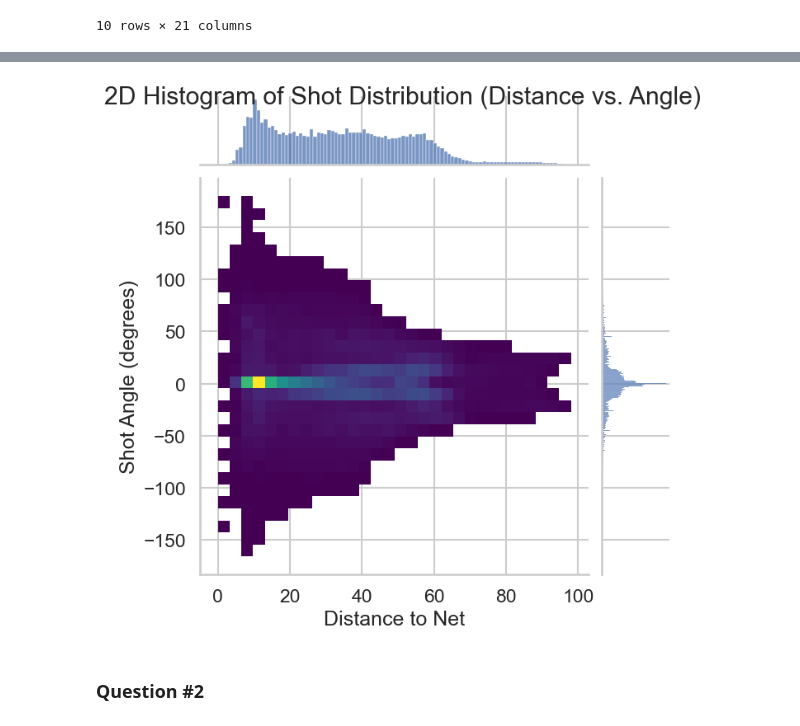
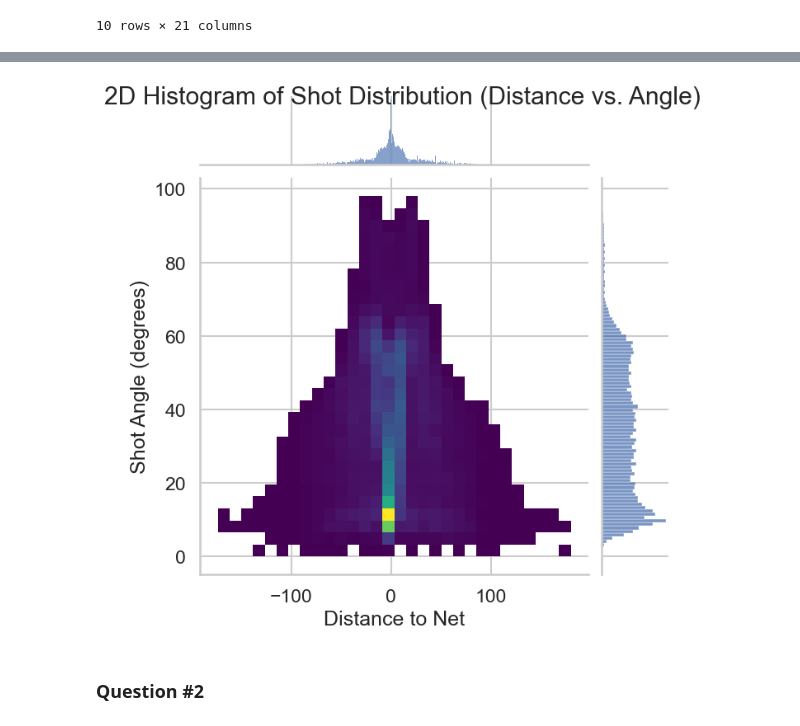
Before and after one commit to d1amondb0t/ift-6758-m1, a Jupyter notebook: notebooks/feature_engineering_one.ipynb, the cells around one changed output, grey strips where cells are left out. Cells and saved outputs as stored; diff of their text form; code cells hidden in the pictures.

```diff
--- a/notebooks/feature_engineering_one.ipynb
+++ b/notebooks/feature_engineering_one.ipynb
@@ -50,24 +51,24 @@ plt.show()
 # %%
 import seaborn as sns
 
 sns.set(style="whitegrid", context="talk")
 
 g = sns.jointplot(
     data=df,
-    x="distance_to_net",
-    y="shot_angle",
+    x="shot_angle",
+    y="distance_to_net",
     kind="hist",
     bins=30,
     cmap="viridis",
     height=7,
 )
 
 g.set_axis_labels("Distance to Net", "Shot Angle (degrees)")
 g.fig.suptitle("2D Histogram of Shot Distribution (Distance vs. Angle)")
 
 plt.show()
 # %% [output]
-[figure, old version]
+[figure, new version]
 # %% [markdown]
 ### Question #2
 # %%
```
Also changed, not shown: parts of 6 cells of this notebook.
